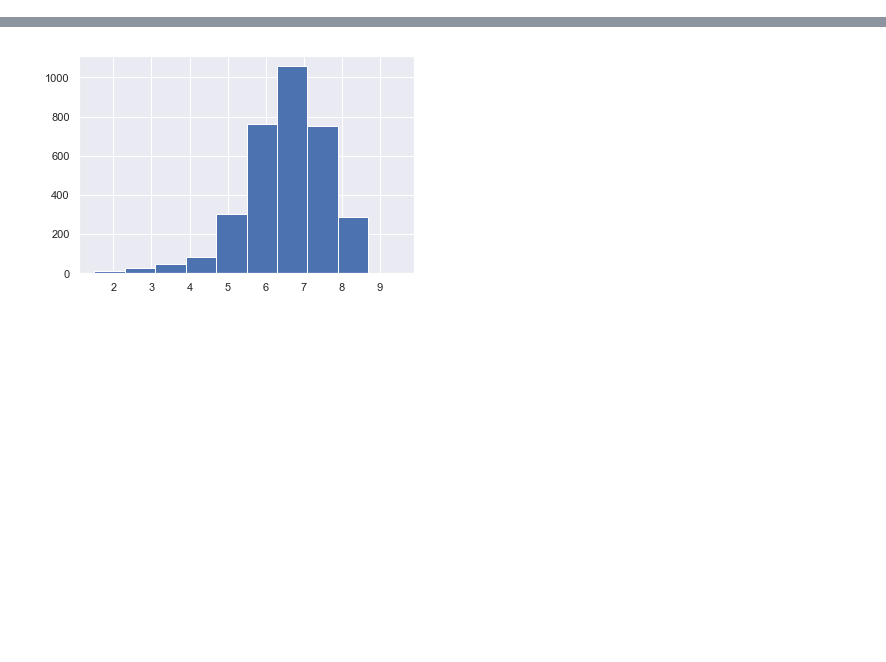
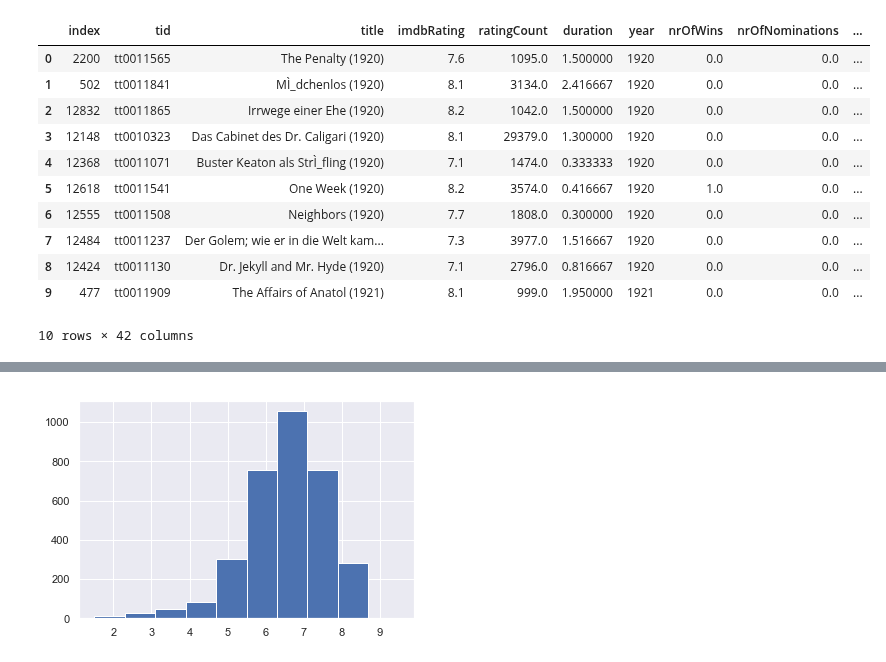
Before and after one commit to NumEconCopenhagen/projects-2019-credible-threats, a Jupyter notebook: dataproject/Data_Project.ipynb, the cells around one changed output, grey strips where cells are left out. Cells and saved outputs as stored; diff of their text form; code cells hidden in the pictures; blank space fills up the shorter version.

```diff
--- a/dataproject/Data_Project.ipynb
+++ b/dataproject/Data_Project.ipynb
@@ -52,3 +1,81 @@ df.head(10)
+# %%
+# import numpy as np
+import matplotlib.pyplot as plt
+import pandas as pd
+import ipywidgets as widgets
+import numpy as np
+
+
+filename = 'imdb.csv'
+
+def gen_df(filename):
+
+    # Get .csv.file
+    data = pd.read_csv(filename, sep=';', encoding='latin-1', escapechar='\\')
+
+    # Read file into pandas dataframe
+    df = pd.DataFrame(data)
+
+    # Drop unwanted columns
+    for i in range(44,48):
+        df.drop(columns=[f'Unnamed: {i}'], inplace=True)
+
+    df.drop(columns=['fn','wordsInTitle','url'], inplace=True)
+
+    # Keep only observations of movie-type
+    I = df['type'] == 'video.movie'
+    df = df.loc[I]
+    df.drop(columns=['type'], inplace=True)
+
+    # Drop observations with missing data
+    df.dropna(inplace=True)
+
+    # Replace 0's in imdb-ratings
+    df['imdbRating'] = df['imdbRating'].astype(str)
+    df['imdbRating'].replace(regex=True, inplace=True,to_replace='0',value='')
+    df['imdbRating'] = df['imdbRating'].astype(float)
+
+    # Transform duration from seconds to hours
+    df['duration'] = df['duration']/60**2
+
+    # Drop years before 1920 and 2014 because of few obervations
+    I = (df['year']>=1920) & (df['year']<=2013)
+    df = df.loc[I]
+
+    # Change the type of 'year' to integer
+    df['year'] = df['year'].astype(int)
+
+    # Sort observations and reset index
+    df.sort_values('year', inplace=True)
+    df.reset_index(inplace=True)
+
+
+    # Generating variable that shows the decade (as a string)
+    year_list = [1920, 1930, 1940, 1950, 1960, 1970, 1980, 1990, 2000, 2010]
+
+    df['decade'] = ''
+    for i,start in enumerate(year_list):
+        end = start+10
+        df.loc[(df['year'] >= start) & (df['year'] < end), 'decade'] = f'{year_list[i]}s'
+
+    return df
+
+df = gen_df(filename)
+
+df.head(10)
+# %% [output]
+|  | index | tid | title | imdbRating | ratingCount | duration | year | nrOfWins | nrOfNominations | ... |
+| 0 | 2200 | tt0011565 | The Penalty (1920) | 7.6 | 1095.0 | 1.500000 | 1920 | 0.0 | 0.0 | ... |
+| 1 | 502 | tt0011841 | MÌ_dchenlos (1920) | 8.1 | 3134.0 | 2.416667 | 1920 | 0.0 | 0.0 | ... |
+| 2 | 12832 | tt0011865 | Irrwege einer Ehe (1920) | 8.2 | 1042.0 | 1.500000 | 1920 | 0.0 | 0.0 | ... |
+| 3 | 12148 | tt0010323 | Das Cabinet des Dr. Caligari (1920) | 8.1 | 29379.0 | 1.300000 | 1920 | 0.0 | 0.0 | ... |
+| 4 | 12368 | tt0011071 | Buster Keaton als StrÌ_fling (1920) | 7.1 | 1474.0 | 0.333333 | 1920 | 0.0 | 0.0 | ... |
+| 5 | 12618 | tt0011541 | One Week (1920) | 8.2 | 3574.0 | 0.416667 | 1920 | 1.0 | 0.0 | ... |
+| 6 | 12555 | tt0011508 | Neighbors (1920) | 7.7 | 1808.0 | 0.300000 | 1920 | 0.0 | 0.0 | ... |
+| 7 | 12484 | tt0011237 | Der Golem; wie er in die Welt kam... | 7.3 | 3977.0 | 1.516667 | 1920 | 0.0 | 0.0 | ... |
+| 8 | 12424 | tt0011130 | Dr. Jekyll and Mr. Hyde (1920) | 7.1 | 2796.0 | 0.816667 | 1920 | 0.0 | 0.0 | ... |
+| 9 | 477 | tt0011909 | The Affairs of Anatol (1921) | 8.1 | 999.0 | 1.950000 | 1921 | 0.0 | 0.0 | ... |
+10 rows × 42 columns
 # %%
 # Summary Stats
 print(df.dtypes)
```
Also changed, not shown: parts of 8 cells of this notebook, 2 other files.
